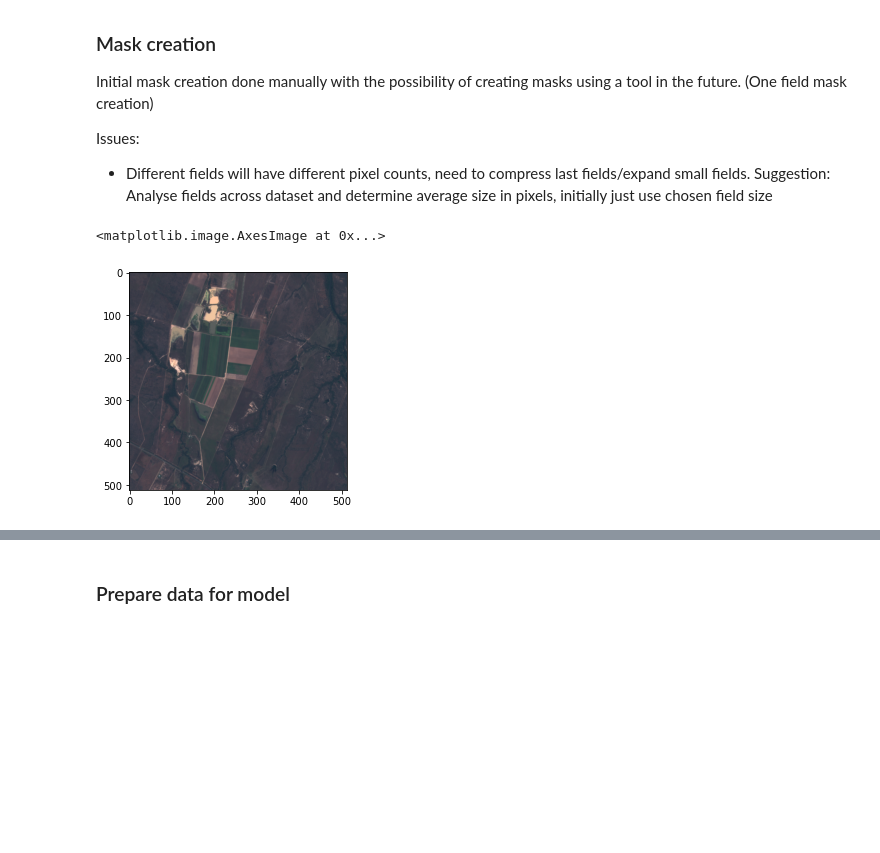
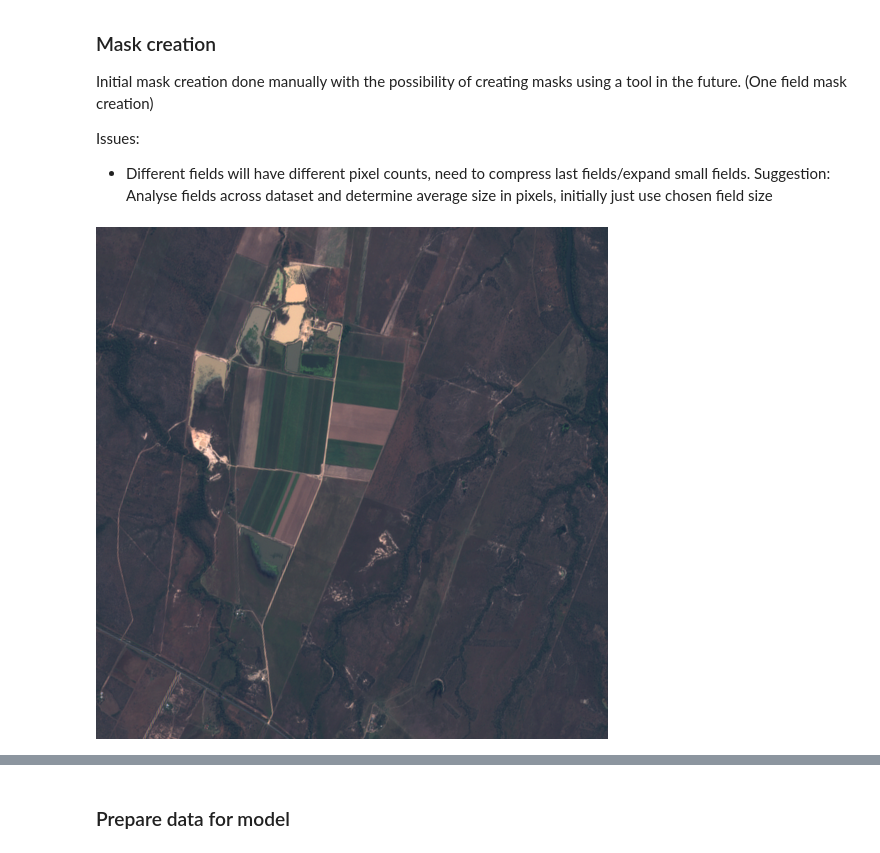
Before and after one commit to Mgunadi/Good_Crop_Bad_Crop, a Jupyter notebook: model/GoodCropBadCropModel.ipynb, the cells around one changed output, grey strips where cells are left out. Cells and saved outputs as stored; diff of their text form; code cells hidden in the pictures; blank space fills up the shorter version.

```diff
--- a/model/GoodCropBadCropModel.ipynb
+++ b/model/GoodCropBadCropModel.ipynb
@@ -20,14 +25,14 @@ from sklearn.preprocessing import MinMaxScaler
 # %%
 tile_x = 5120
 tile_y = 3584
 band = 'TCI' #photo
 time_period = '2019-07-20'
 TCI_filename = f"./satelite_data/Phase02DataDelivery/sugarcanetiles/{tile_x}-{tile_y}-{band}-{time_period}.png"
 mask_filename = f"./satelite_data/Phase02DataDelivery/masks/mask-x{tile_x}-y{tile_y}.png"
 
-TCI_image = image.imread(TCI_filename)
-plt.imshow(TCI_image)
+#np.array(TCI_image.resize((100, 100)).getdata())
+TCI_image = Image.open(TCI_filename)
+TCI_image
 # %% [output]
-<matplotlib.image.AxesImage at 0x...>
-[figure, old version]
+[figure, new version]
 # %%
```
Also changed, not shown: parts of 19 cells of this notebook.
